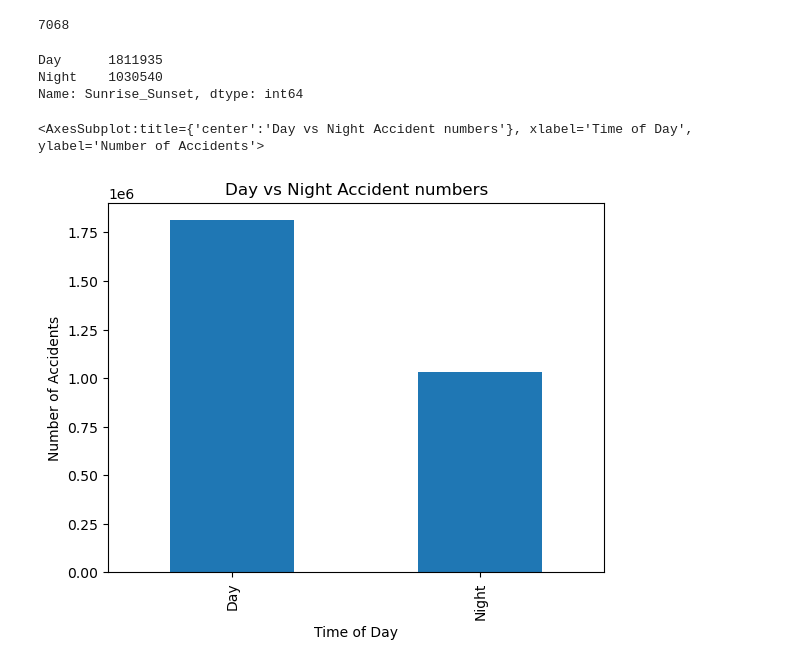
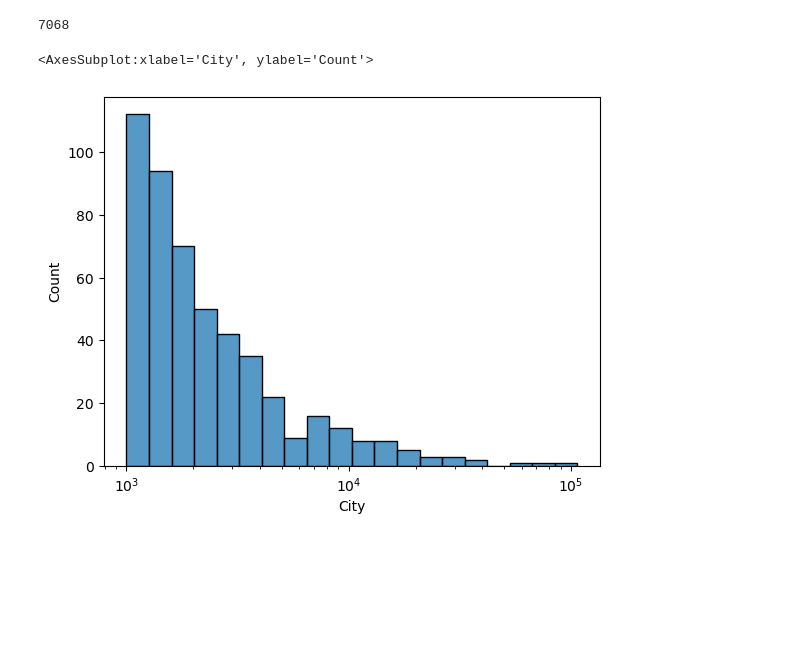
Before and after one commit to rajatmann/USA-Accident-Analysis, a Jupyter notebook: US Accidents Analysis.ipynb, the cells around one changed output. Drawn from its saved outputs; the diff is of its cells as text; code cells hidden in the pictures; blank space fills up the shorter version.

```diff
--- a/US Accidents Analysis.ipynb
+++ b/US Accidents Analysis.ipynb
@@ -267,14 +267,8 @@ sns.kdeplot(Num_Accidents_city)
 Num_Accidents_city['New York']
 # %% [output]
 7068
-# %%
-df['Sunrise_Sunset'].value_counts()
-# %% [output]
-Day      1811935
-Night    1030540
-Name: Sunrise_Sunset, dtype: int64
-# %%
-df['Sunrise_Sunset'].value_counts().plot(kind = 'bar', title = 'Day vs Night Accident numbers', xlabel = 'Time of Day', ylabel = 'Number of Accidents')
-# %% [output]
-<AxesSubplot:title={'center':'Day vs Night Accident numbers'}, xlabel='Time of Day', ylabel='Number of Accidents'>
-[figure, removed]
+# %%
+sns.histplot(High_AccidentRate_cities, log_scale= True,stat = 'count', element = 'bars')
+# %% [output]
+<AxesSubplot:xlabel='City', ylabel='Count'>
+[figure, added]
```
Also changed, not shown: parts of 33 cells of this notebook.
